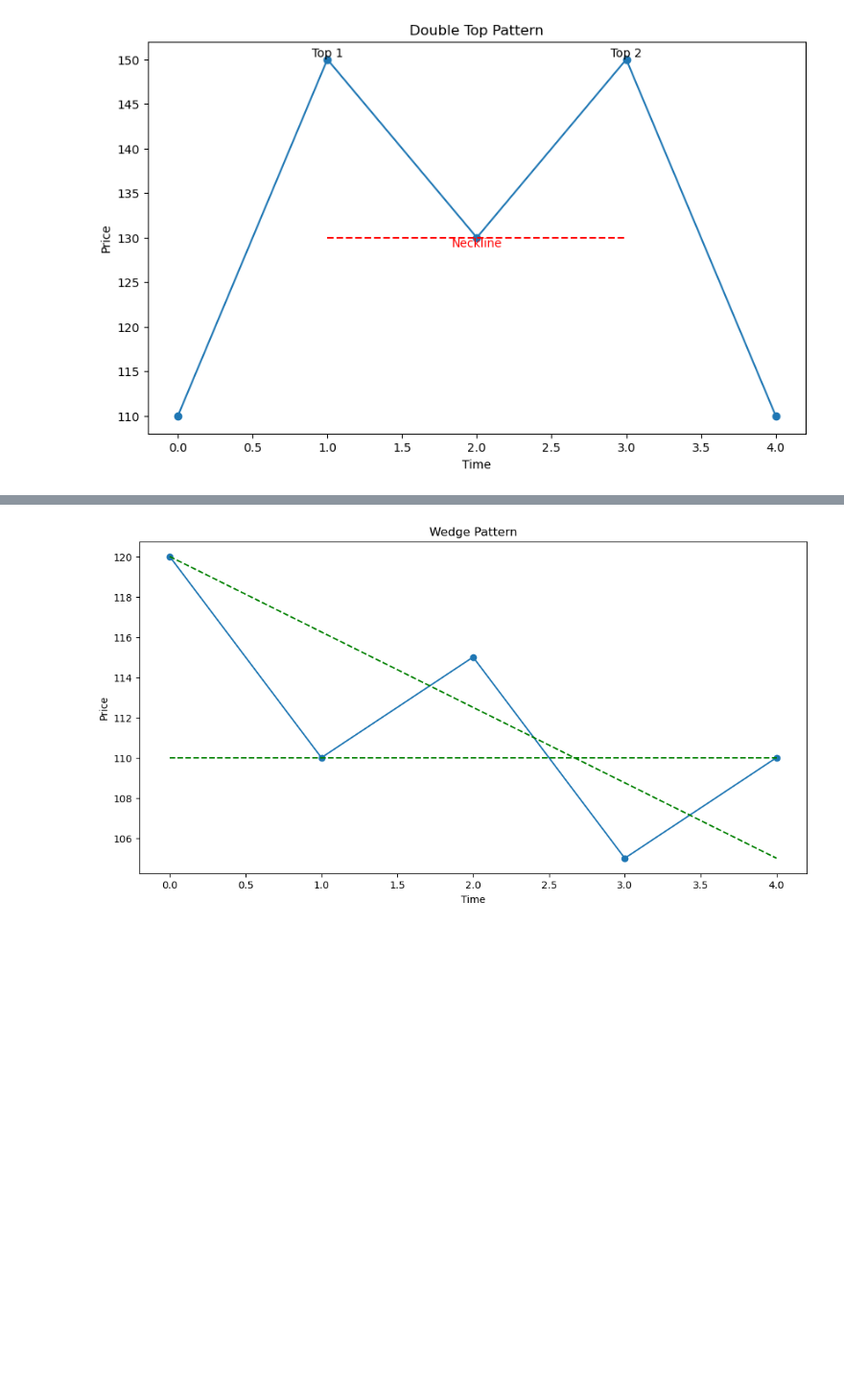
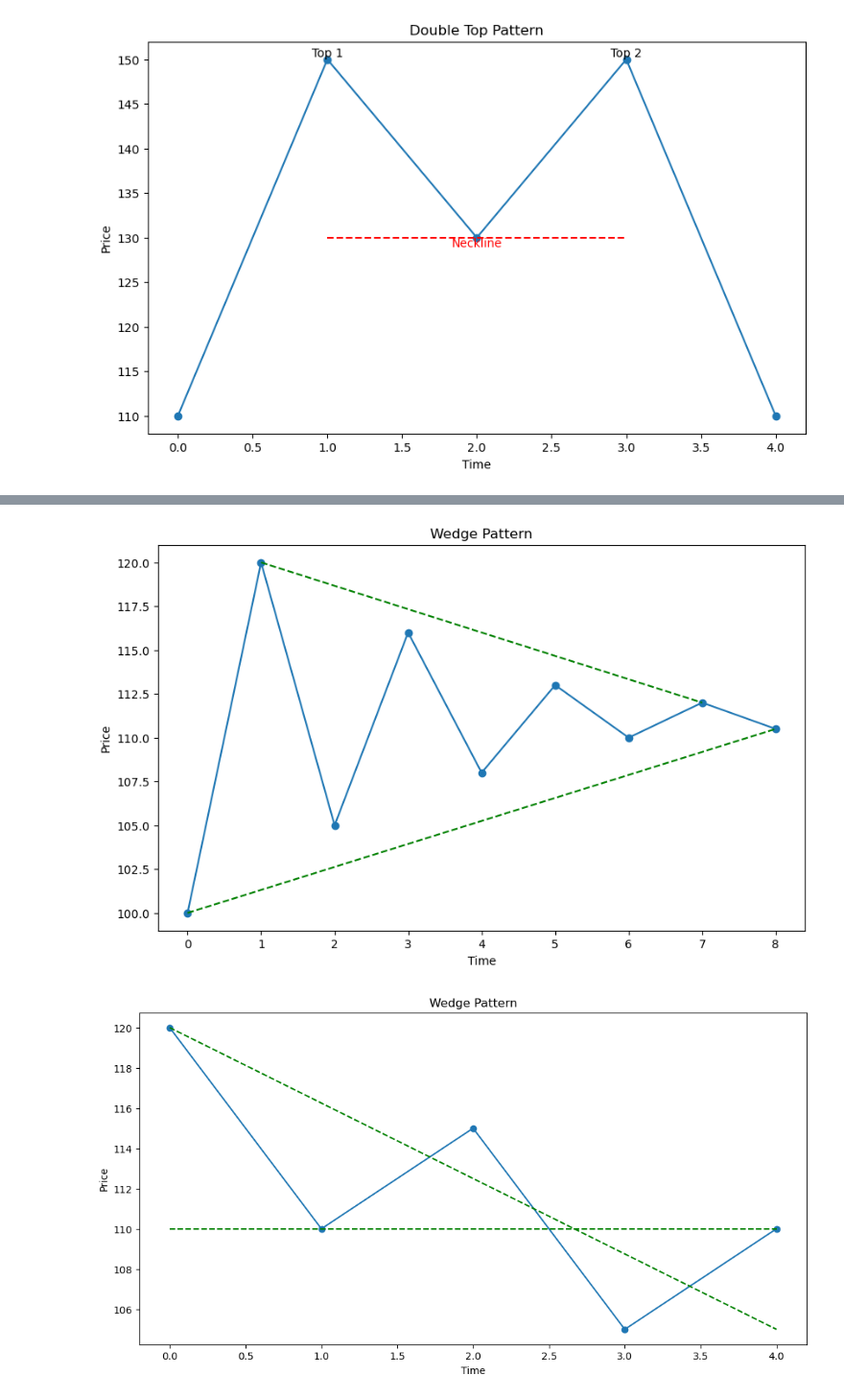
Before and after one commit to gonghui945/IntelligentQuant, a Jupyter notebook: Chapter3/3.2.ipynb, the cells around one changed output, grey strips where cells are left out. Shown: that part at 96% size. Drawn from its saved outputs; the diff is of its cells as text; code cells hidden in the pictures; blank space fills up the shorter version.

```diff
--- a/Chapter3/3.2.ipynb
+++ b/Chapter3/3.2.ipynb
@@ -71 +75,26 @@ plt.show()
+# %%
+# 增加更多的假设股票价格
+prices = np.array([100, 120, 105, 116, 108, 113, 110, 112, 110.5])
+times = np.array(range(len(prices)))
+
+# 绘制价格图
+plt.figure(figsize=(10, 6))
+plt.plot(times, prices, marker='o')
+
+# 绘制楔形模式
+# 由于楔形模式需要两条边界线逐渐靠近，我们在这里根据价格点选择适合的线来形成楔形
+# 楔形的上边界线
+plt.plot([times[0], times[-1]], [prices[0], prices[-1]], 'g--')
+# 楔形的下边界线
+plt.plot([times[1], times[-2]], [prices[1], prices[-2]], 'g--')
+
+# 设置图形标题和轴标签
+plt.title('Wedge Pattern')
+plt.xlabel('Time')
+plt.ylabel('Price')
+
+# 显示图表
+plt.show()
+# %% [output]
+[figure, added]
 # %%
```
Also changed, not shown: parts of 5 cells of this notebook.
